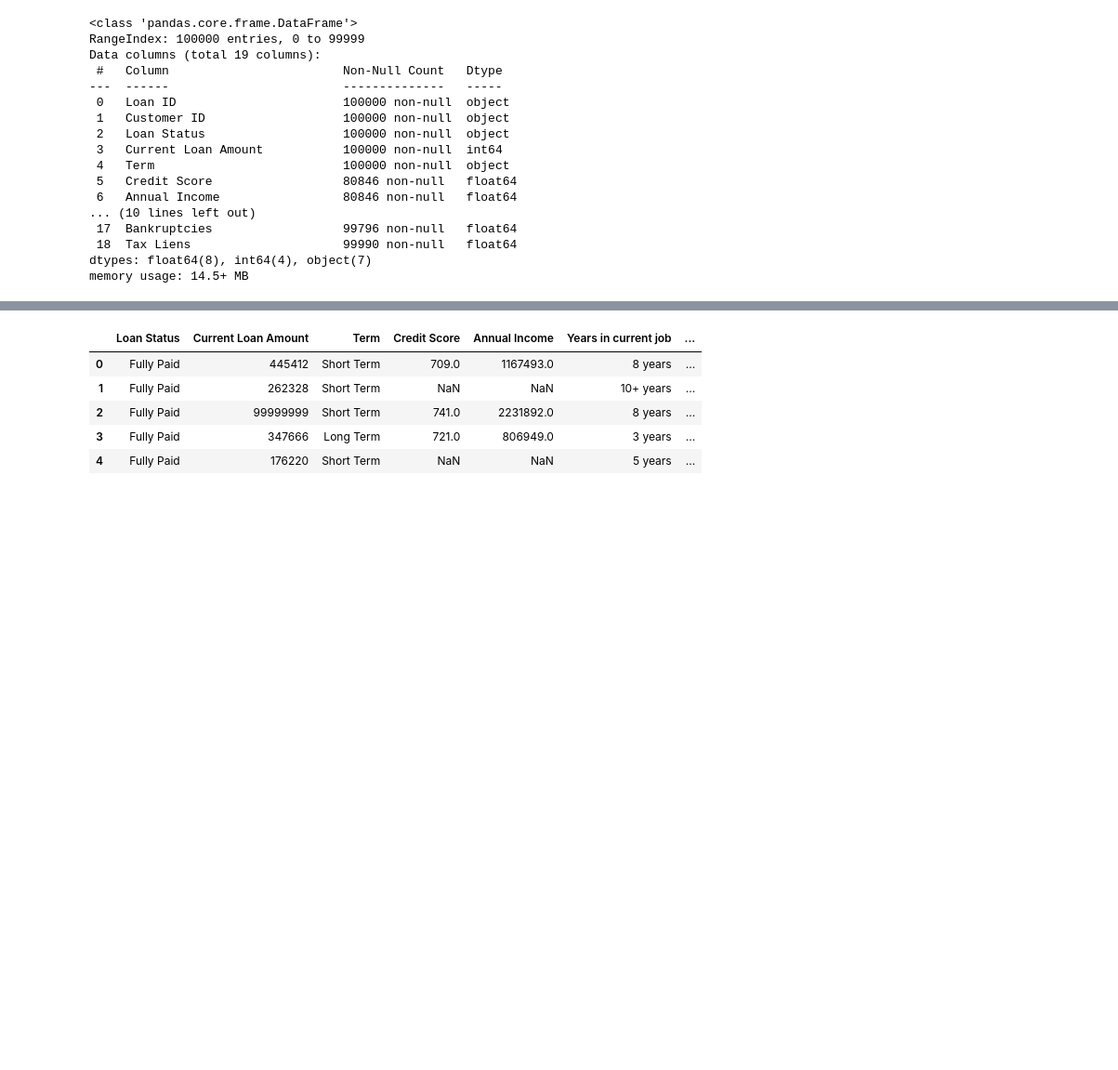
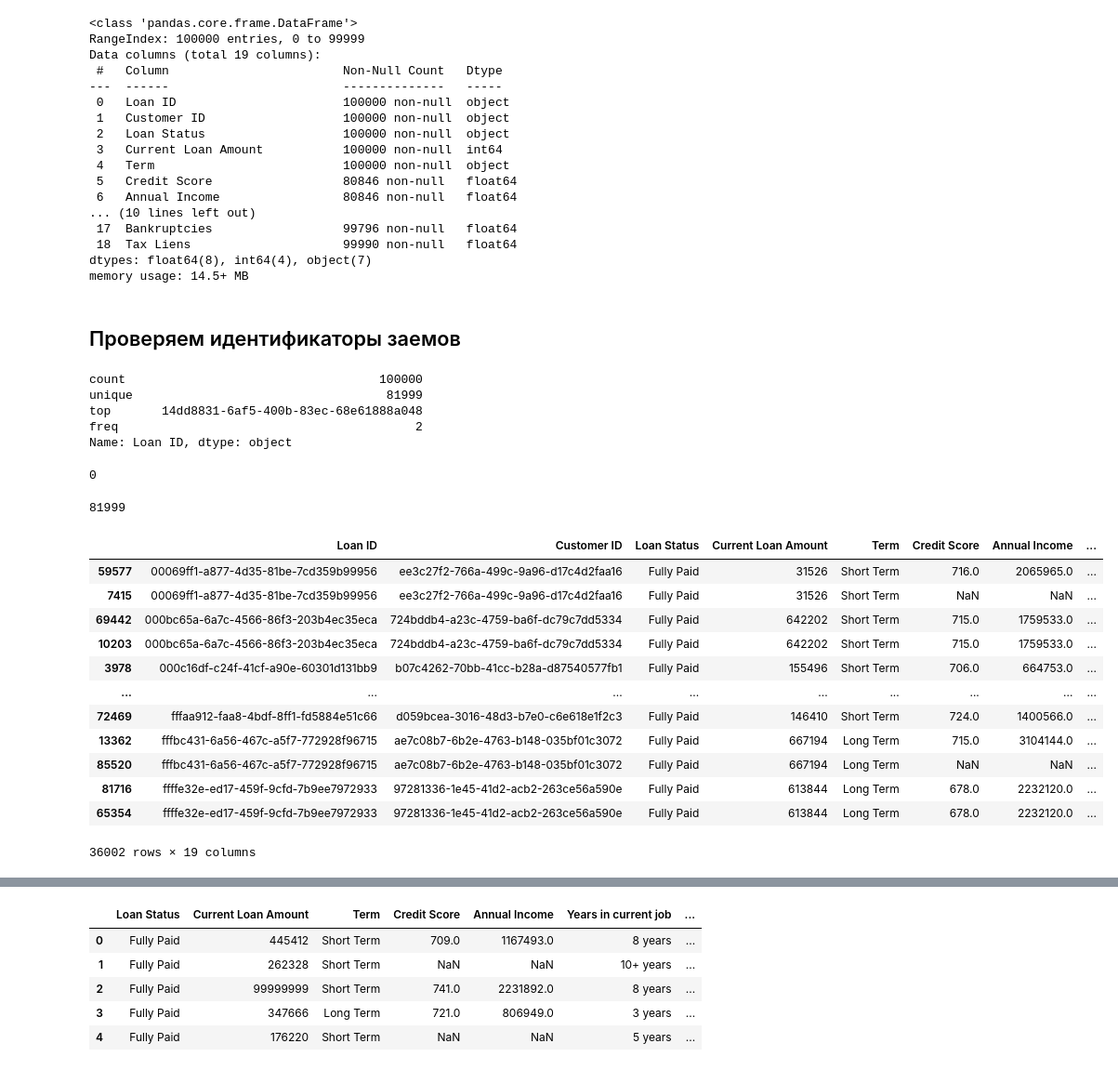
Before and after one commit to Amikuto/MLCourseWork, a Jupyter notebook: main.ipynb, the cells around one changed output, grey strips where cells are left out. Shown: that part at 93% size. Saved outputs shown, nothing was run; the diff lists cells and outputs as text; code cells hidden in the pictures; blank space fills up the shorter version.

```diff
--- a/main.ipynb
+++ b/main.ipynb
@@ -67,3 +71,38 @@ Data columns (total 19 columns):
  18  Tax Liens                     99990 non-null   float64
 dtypes: float64(8), int64(4), object(7)
 memory usage: 14.5+ MB
+# %% [markdown]
+## Проверяем идентификаторы заемов
+# %%
+data_scoring["Loan ID"].describe()
+# %% [output]
+count                                   100000
+unique                                   81999
+top       14dd8831-6af5-400b-83ec-68e61888a048
+freq                                         2
+Name: Loan ID, dtype: object
+# %%
+data_scoring["Loan ID"].isna().sum()
+# %% [output]
+0
+# %%
+data_scoring["Loan ID"].nunique()
+# %% [output]
+81999
+# %%
+duplicated_df = data_scoring[data_scoring["Loan ID"].duplicated(keep=False)].sort_values(by=["Loan ID"])
+duplicated_df
+# %% [output]
+|  | Loan ID | Customer ID | Loan Status | Current Loan Amount | Term | Credit Score | Annual Income | ... |
+| 59577 | 00069ff1-a877-4d35-81be-7cd359b99956 | ee3c27f2-766a-499c-9a96-d17c4d2faa16 | Fully Paid | 31526 | Short Term | 716.0 | 2065965.0 | ... |
+| 7415 | 00069ff1-a877-4d35-81be-7cd359b99956 | ee3c27f2-766a-499c-9a96-d17c4d2faa16 | Fully Paid | 31526 | Short Term | NaN | NaN | ... |
+| 69442 | 000bc65a-6a7c-4566-86f3-203b4ec35eca | 724bddb4-a23c-4759-ba6f-dc79c7dd5334 | Fully Paid | 642202 | Short Term | 715.0 | 1759533.0 | ... |
+| 10203 | 000bc65a-6a7c-4566-86f3-203b4ec35eca | 724bddb4-a23c-4759-ba6f-dc79c7dd5334 | Fully Paid | 642202 | Short Term | 715.0 | 1759533.0 | ... |
+| 3978 | 000c16df-c24f-41cf-a90e-60301d131bb9 | b07c4262-70bb-41cc-b28a-d87540577fb1 | Fully Paid | 155496 | Short Term | 706.0 | 664753.0 | ... |
+| ... | ... | ... | ... | ... | ... | ... | ... | ... |
+| 72469 | fffaa912-faa8-4bdf-8ff1-fd5884e51c66 | d059bcea-3016-48d3-b7e0-c6e618e1f2c3 | Fully Paid | 146410 | Short Term | 724.0 | 1400566.0 | ... |
+| 13362 | fffbc431-6a56-467c-a5f7-772928f96715 | ae7c08b7-6b2e-4763-b148-035bf01c3072 | Fully Paid | 667194 | Long Term | 715.0 | 3104144.0 | ... |
+| 85520 | fffbc431-6a56-467c-a5f7-772928f96715 | ae7c08b7-6b2e-4763-b148-035bf01c3072 | Fully Paid | 667194 | Long Term | NaN | NaN | ... |
+| 81716 | ffffe32e-ed17-459f-9cfd-7b9ee7972933 | 97281336-1e45-41d2-acb2-263ce56a590e | Fully Paid | 613844 | Long Term | 678.0 | 2232120.0 | ... |
+| 65354 | ffffe32e-ed17-459f-9cfd-7b9ee7972933 | 97281336-1e45-41d2-acb2-263ce56a590e | Fully Paid | 613844 | Long Term | 678.0 | 2232120.0 | ... |
+36002 rows × 19 columns
```
Also changed, not shown: parts of 59 cells of this notebook.
